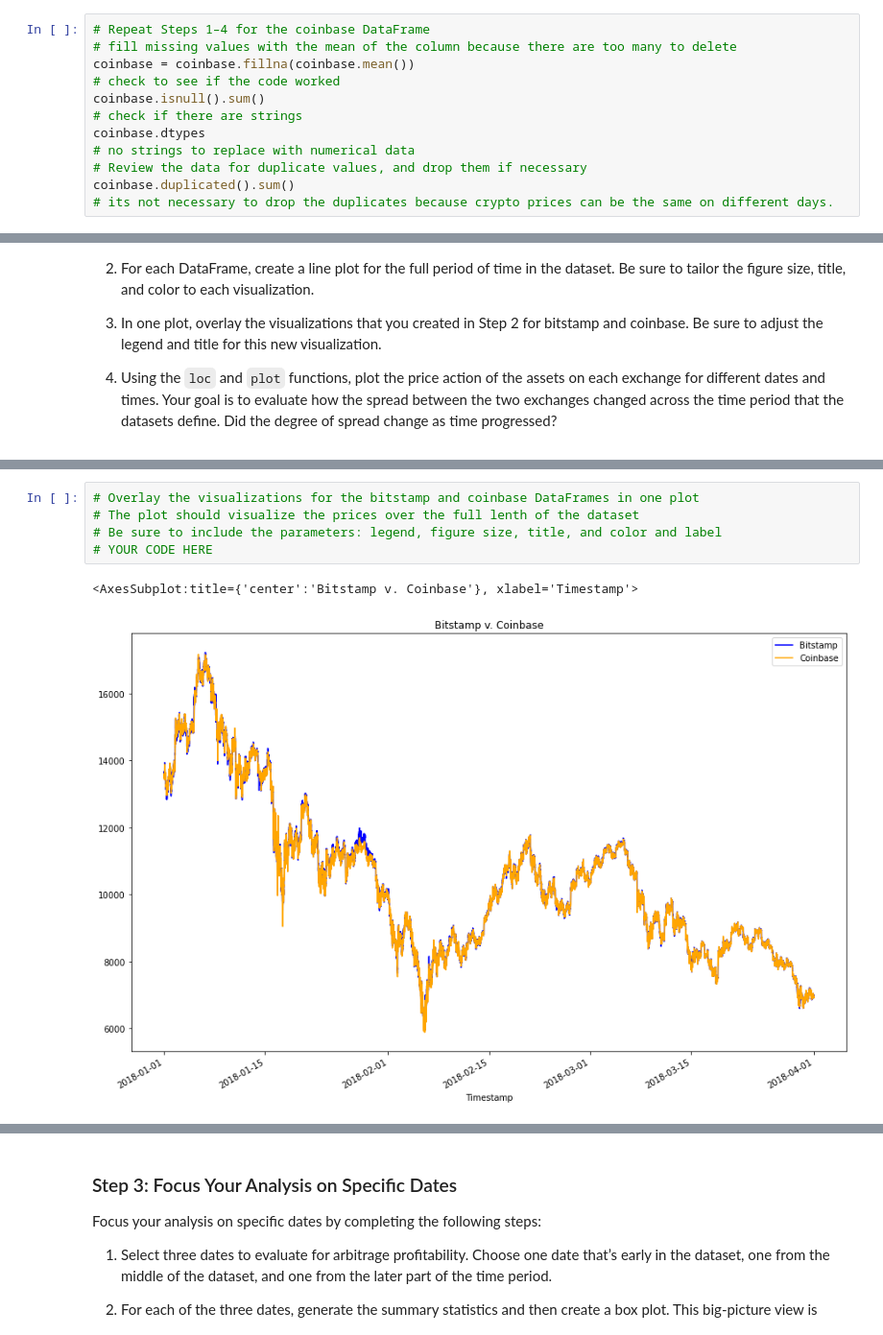
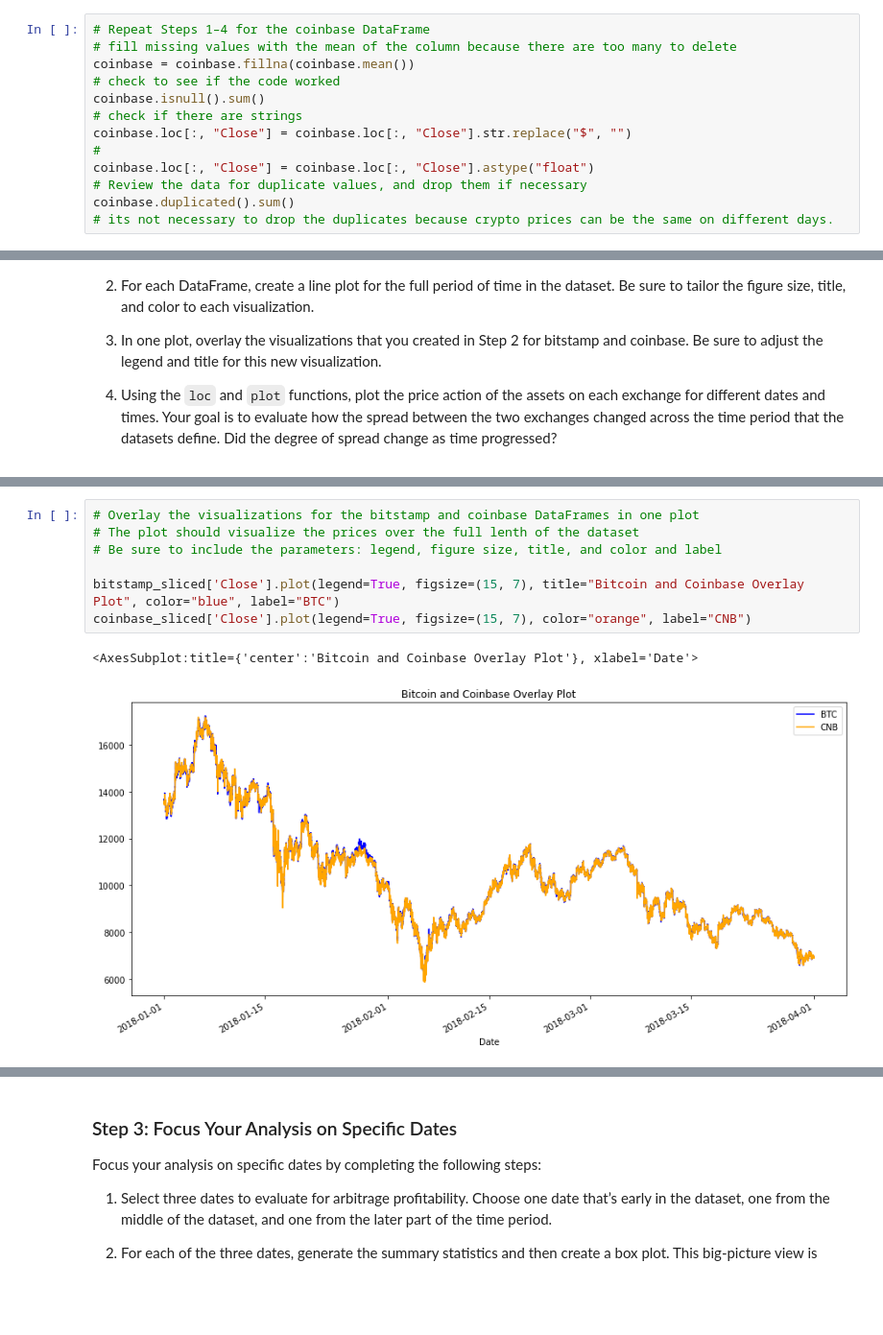
Before and after one commit to heitzo/Crypto_Arbitrage, a Jupyter notebook: crypto_arbitrage.ipynb, the cells around one changed output, grey strips where cells are left out. Shown at 96% size. Drawn from its saved outputs; the diff is of its cells as text; blank space fills up the shorter version.

```diff
--- a/crypto_arbitrage.ipynb
+++ b/crypto_arbitrage.ipynb
@@ -194,8 +194,9 @@ coinbase = coinbase.fillna(coinbase.mean())
 # check to see if the code worked
 coinbase.isnull().sum()
 # check if there are strings
-coinbase.dtypes
-# no strings to replace with numerical data
+coinbase.loc[:, "Close"] = coinbase.loc[:, "Close"].str.replace("$", "")
+#
+coinbase.loc[:, "Close"] = coinbase.loc[:, "Close"].astype("float")
 # Review the data for duplicate values, and drop them if necessary
 coinbase.duplicated().sum()
 # its not necessary to drop the duplicates because crypto prices can be the same on different days.
@@ -302,11 +303,13 @@ Sort through the time series data associated with the bitstamp and coinbase Data
 # %%
 # Overlay the visualizations for the bitstamp and coinbase DataFrames in one plot
 # The plot should visualize the prices over the full lenth of the dataset
 # Be sure to include the parameters: legend, figure size, title, and color and label
-# YOUR CODE HERE
+
+bitstamp_sliced['Close'].plot(legend=True, figsize=(15, 7), title="Bitcoin and Coinbase Overlay Plot", color="blue", label="BTC")
+coinbase_sliced['Close'].plot(legend=True, figsize=(15, 7), color="orange", label="CNB")
 # %% [output]
-<AxesSubplot:title={'center':'Bitstamp v. Coinbase'}, xlabel='Timestamp'>
+<AxesSubplot:title={'center':'Bitcoin and Coinbase Overlay Plot'}, xlabel='Date'>
-[figure, old version]
+[figure, new version]
 # %%
 # Using the loc and plot functions, create an overlay plot that visualizes
 # the price action of both DataFrames for a one month period early in the dataset
```
Also changed, not shown: parts of 22 cells of this notebook.
